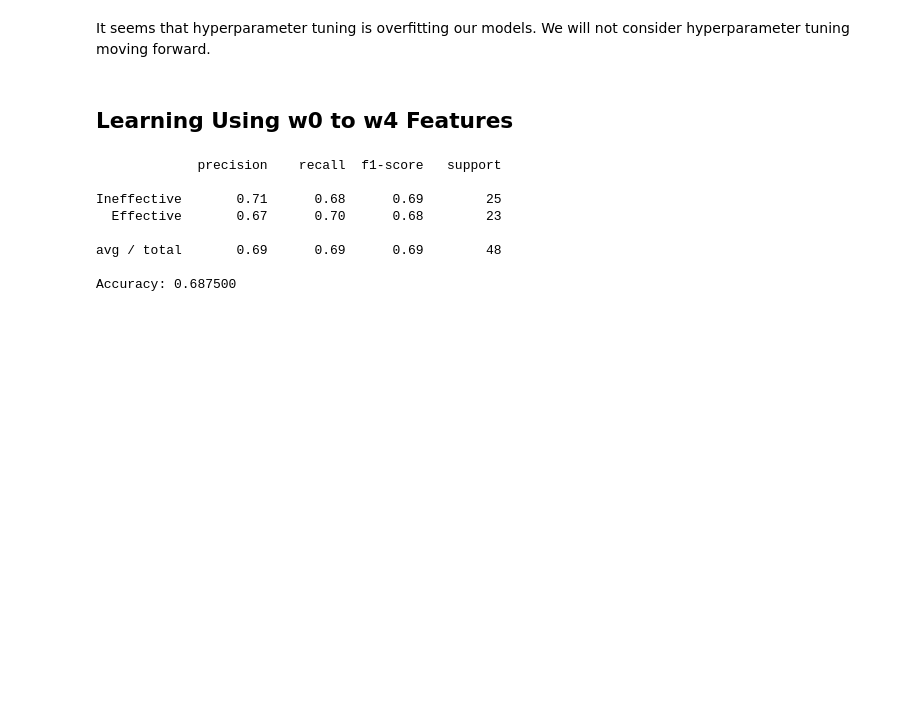
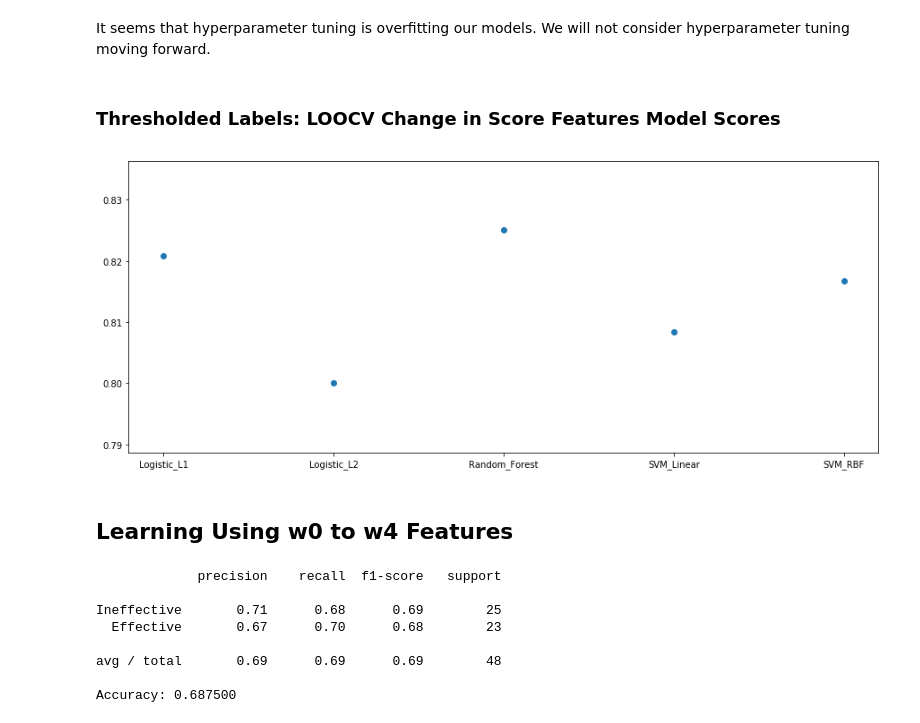
Before and after one commit to moduIo/Clinical-Depression-Study, a Jupyter notebook: main.ipynb, the cells around one changed output. Cells and saved outputs as stored; diff of their text form; code cells hidden in the pictures; blank space fills up the shorter version.

```diff
--- a/main.ipynb
+++ b/main.ipynb
@@ -470,0 +481,3 @@ Accuracy: 0.82
+# %%
+models_change_features_cv['Logistic_L1'] = cross_val_score(LogisticRegression(penalty='l1'), X_change_features, y, cv=LeaveOneOut()).mean()
+print("Accuracy: %0.2f" % (models_change_features_cv['Logistic_L1']))
@@ -470,0 +486,3 @@ Accuracy: 0.82
+# %%
+models_change_features_cv['SVM_RBF'] = cross_val_score(svm.SVC(), X, y, cv=LeaveOneOut()).mean()
+print("Accuracy: %0.2f" % (models_change_features_cv['SVM_RBF']))
@@ -470,0 +491,3 @@ Accuracy: 0.82
+# %%
+models_change_features_cv['SVM_Linear'] = cross_val_score(svm.SVC(kernel='linear'), X, y, cv=LeaveOneOut()).mean()
+print("Accuracy: %0.2f" % (models_change_features_cv['SVM_Linear']))
@@ -470,0 +496,3 @@ Accuracy: 0.82
+# %%
+models_change_features_cv['Random_Forest'] = cross_val_score(RandomForestClassifier(max_depth=4), X_change_features, y, cv=LeaveOneOut()).mean()
+print("Accuracy: %0.2f" % (models_change_features_cv['Random_Forest']))
@@ -494,5 +524,11 @@ plot_scores(models_cv)
 # %% [markdown]
 It seems that hyperparameter tuning is overfitting our models.  We will not consider hyperparameter tuning moving forward.
+# %% [markdown]
+### Thresholded Labels: LOOCV Change in Score Features Model Scores
+# %%
+plot_scores(models_change_features_cv)
+# %% [output]
+[figure, added]
 # %% [markdown]
 ## Learning Using w0 to w4 Features
 # %%
```
Also changed, not shown: parts of 25 cells of this notebook.
